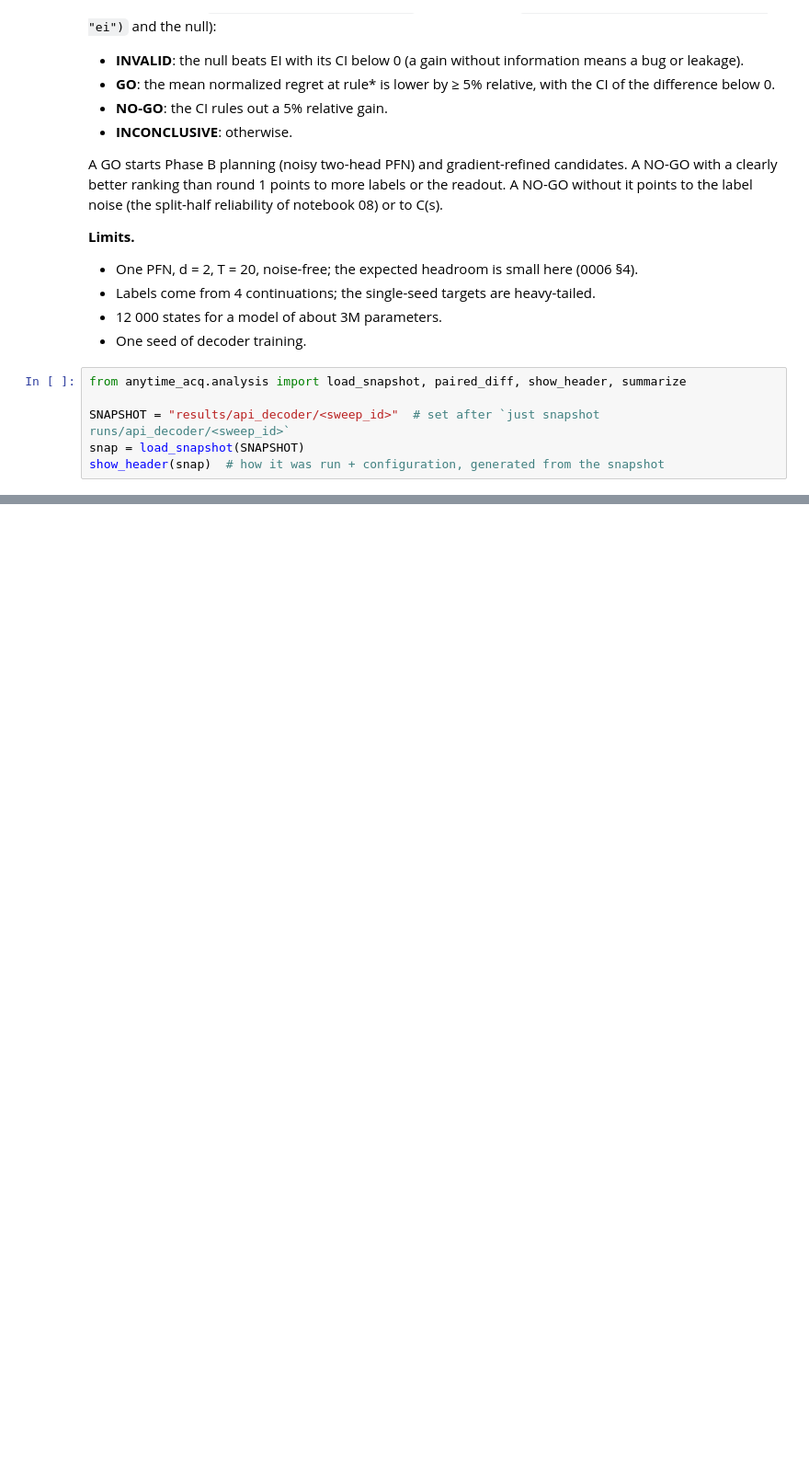
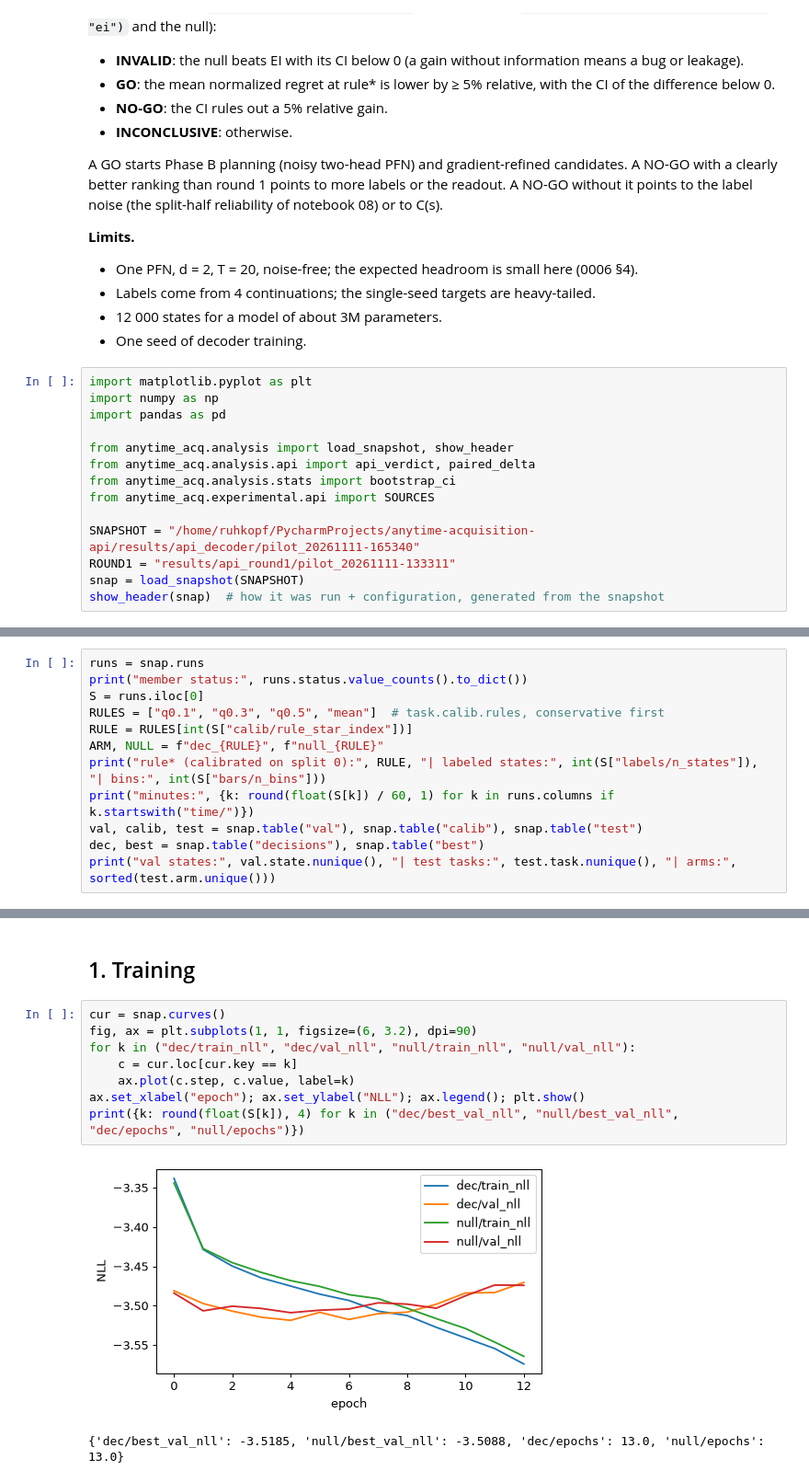
Before and after one commit to timruhkopf/anytime-acquisition, a Jupyter notebook: notebooks/09_2026-11-11_api_decoder.ipynb, the cells around one changed output, grey strips where cells are left out. Shown at 92% size. Saved outputs shown, nothing was run; the diff lists cells and outputs as text; blank space fills up the shorter version.

Commit message:
api_decoder pilot: NO-GO; notebook 09 executed, log §2
Co-Authored-By: Claude Opus 5.5 <noreply@anthropic.com>

```diff
--- a/notebooks/09_2026-11-11_api_decoder.ipynb
+++ b/notebooks/09_2026-11-11_api_decoder.ipynb
@@ -62,8 +62,16 @@ A GO starts Phase B planning (noisy two-head PFN) and gradient-refined candidate
 - 12 000 states for a model of about 3M parameters.
 - One seed of decoder training.
 # %%
-from anytime_acq.analysis import load_snapshot, paired_diff, show_header, summarize
+import matplotlib.pyplot as plt
+import numpy as np
+import pandas as pd
 
-SNAPSHOT = "results/api_decoder/<sweep_id>"  # set after `just snapshot runs/api_decoder/<sweep_id>`
+from anytime_acq.analysis import load_snapshot, show_header
+from anytime_acq.analysis.api import api_verdict, paired_delta
+from anytime_acq.analysis.stats import bootstrap_ci
+from anytime_acq.experimental.api import SOURCES
+
+SNAPSHOT = "/home/ruhkopf/PycharmProjects/anytime-acquisition-api/results/api_decoder/pilot_20261111-165340"
+ROUND1 = "results/api_round1/pilot_20261111-133311"
 snap = load_snapshot(SNAPSHOT)
 show_header(snap)  # how it was run + configuration, generated from the snapshot
@@ -78,0 +139,12 @@ The GO / NO-GO criterion from the description, evaluated, in one line. Record it
+# %%
+runs = snap.runs
+print("member status:", runs.status.value_counts().to_dict())
+S = runs.iloc[0]
+RULES = ["q0.1", "q0.3", "q0.5", "mean"]  # task.calib.rules, conservative first
+RULE = RULES[int(S["calib/rule_star_index"])]
+ARM, NULL = f"dec_{RULE}", f"null_{RULE}"
+print("rule* (calibrated on split 0):", RULE, "| labeled states:", int(S["labels/n_states"]), "| bins:", int(S["bars/n_bins"]))
+print("minutes:", {k: round(float(S[k]) / 60, 1) for k in runs.columns if k.startswith("time/")})
+val, calib, test = snap.table("val"), snap.table("calib"), snap.table("test")
+dec, best = snap.table("decisions"), snap.table("best")
+print("val states:", val.state.nunique(), "| test tasks:", test.task.nunique(), "| arms:", sorted(test.arm.unique()))
@@ -78,0 +156,13 @@ The GO / NO-GO criterion from the description, evaluated, in one line. Record it
+# %% [markdown]
+## 1. Training
+# %%
+cur = snap.curves()
+fig, ax = plt.subplots(1, 1, figsize=(6, 3.2), dpi=90)
+for k in ("dec/train_nll", "dec/val_nll", "null/train_nll", "null/val_nll"):
+    c = cur.loc[cur.key == k]
+    ax.plot(c.step, c.value, label=k)
+ax.set_xlabel("epoch"); ax.set_ylabel("NLL"); ax.legend(); plt.show()
+print({k: round(float(S[k]), 4) for k in ("dec/best_val_nll", "null/best_val_nll", "dec/epochs", "null/epochs")})
+# %% [output]
+[figure, added]
+{'dec/best_val_nll': -3.5185, 'null/best_val_nll': -3.5088, 'dec/epochs': 13.0, 'null/epochs': 13.0}
```
Also changed, not shown: parts of 16 cells of this notebook, 15 other files.
